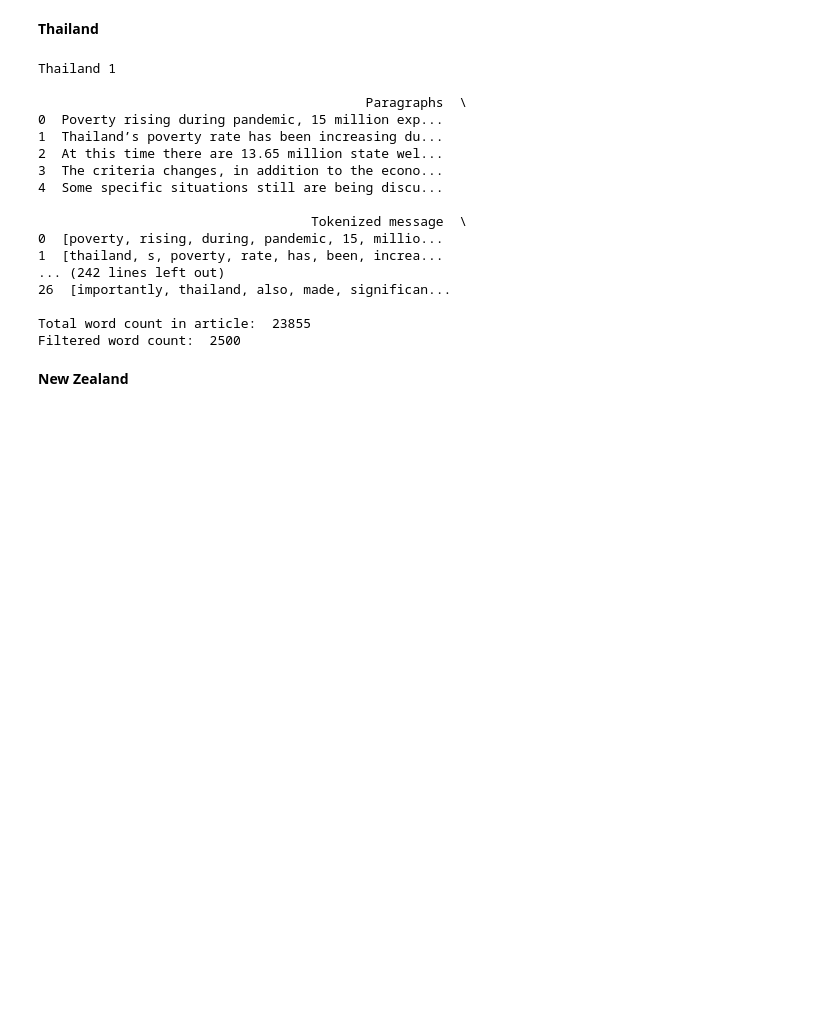
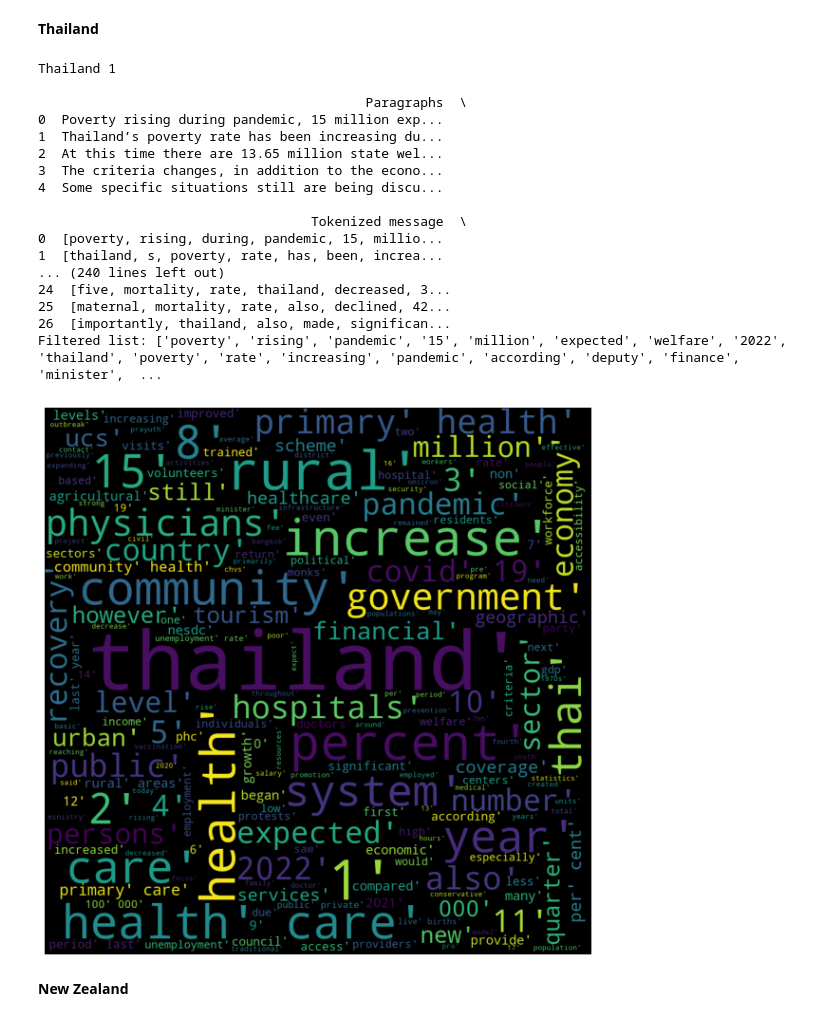
Before and after one commit to ChaiNamChi0624/Moonbucks-G1, a Jupyter notebook: Algo_Pblm_1.ipynb, the cells around one changed output. Drawn from its saved outputs; the diff is of its cells as text; code cells hidden in the pictures; blank space fills up the shorter version.

```diff
--- a/Algo_Pblm_1.ipynb
+++ b/Algo_Pblm_1.ipynb
@@ -75,14 +95,14 @@ Filtered word count:  2804
 # %%
 cnt = 1
 for i in range(5):
-    df = pd.read_csv(r"C:/Users/hozhi/OneDrive - 365.um.edu.my/UM/WIA2005_ADA/Group/data/Thailand {0}.txt".format(cnt), delimiter='\t', header=None)
+    df = pd.read_csv(r"/content/Thailand {0}.txt".format(cnt), delimiter='\t', header=None)
     df.columns = ['Paragraphs']
     print(f"\nThailand {cnt}\n")
     cnt += 1
     # calculate total word count of article
     for j in range(len(df.index)):
       article = [paragraphs for paragraphs in df['Paragraphs']]
-      article_word_cnt += article[j]
+      article_word_cnt_TL += article[j]
 
     # convert the paragraphs into token
     def tokenize(text):
@@ -91,41 +111,46 @@ for i in range(5):
     df['Tokenized message'] = df['Paragraphs'].apply(lambda x: tokenize(x.lower()))
 
     #remove stopwords and empty strings from the list
     def removeStopwords(tokenized):
       filtered = [i for i in tokenized if i not in stop_words]
       while " " in all_lists_TL:
           all_lists_TL.remove(" ")
       return filtered
     # get filtered word list
     df['Filtered'] = df['Tokenized message'].apply(lambda x: removeStopwords(x))
     print(df)
     for j in range(len(df.index)):
       all_words = [paragraphs for paragraphs in df['Filtered']]
       all_lists_TL += all_words[j]
 
+print(f'Filtered list: {all_lists_TL}')
 
-print("\nTotal word count in article: ", len(article_word_cnt))
-# print(all_lists_TL)
-article_word_cnt.clear()
-print("Filtered word count: ", len(all_lists_TL))
+wordcloud = WordCloud(width = 1000, height = 1000,
+                      min_font_size = 10).generate(str(all_lists_TL))
+plt.figure(figsize=(8,8), facecolor=None)
+plt.imshow(wordcloud)
+plt.axis('off')
+plt.tight_layout(pad = 0)
+plt.show()
 # %% [output]
 Thailand 1
 
                                           Paragraphs  \
 0  Poverty rising during pandemic, 15 million exp...
 1  Thailand’s poverty rate has been increasing du...
 2  At this time there are 13.65 million state wel...
 3  The criteria changes, in addition to the econo...
 4  Some specific situations still are being discu...
 
                                    Tokenized message  \
 0  [poverty, rising, during, pandemic, 15, millio...
 1  [thailand, s, poverty, rate, has, been, increa...
-... (242 lines left out)
+... (240 lines left out)
+24  [five, mortality, rate, thailand, decreased, 3...
+25  [maternal, mortality, rate, also, declined, 42...
 26  [importantly, thailand, also, made, significan...
-
-Total word count in article:  23855
-Filtered word count:  2500
+Filtered list: ['poverty', 'rising', 'pandemic', '15', 'million', 'expected', 'welfare', '2022', 'thailand', 'poverty', 'rate', 'increasing', 'pandemic', 'according', 'deputy', 'finance', 'minister',  ...
+[figure, added]
 # %% [markdown]
 **New Zealand**
 # %%
```
Also changed, not shown: parts of 17 cells of this notebook, 27 other files.
